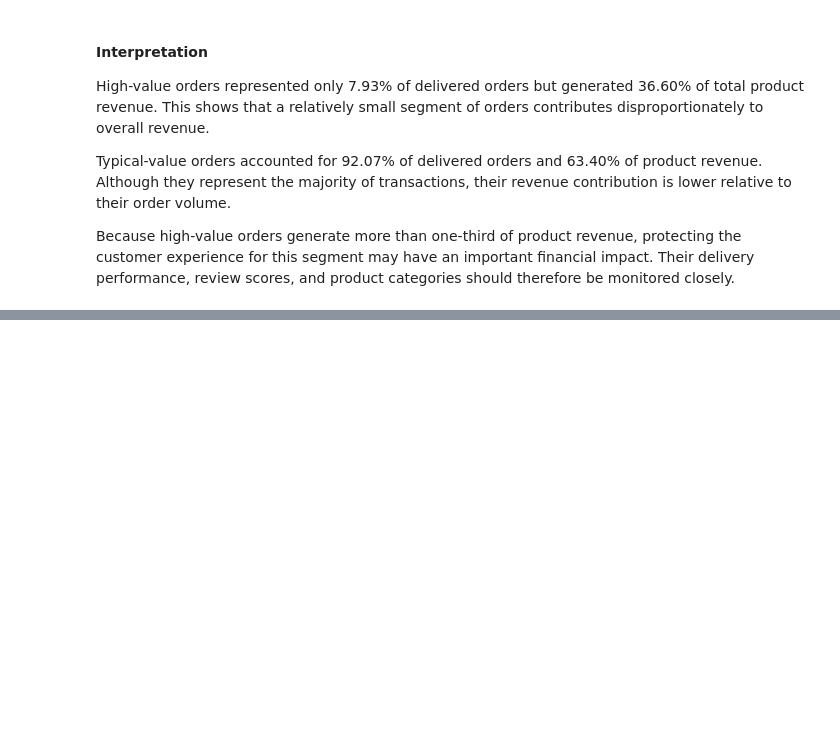
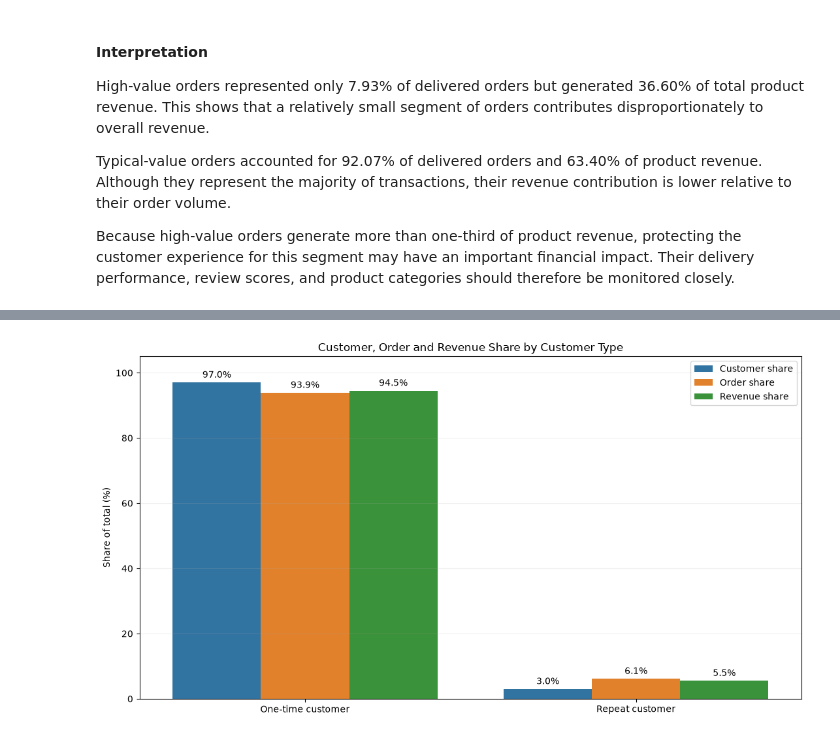
Before and after one commit to Ivana0901/ecommerce-data-analysis, a Jupyter notebook: notebooks/01_ecommerce_analysis.ipynb, the cells around one changed output, grey strips where cells are left out. Cells and saved outputs as stored; diff of their text form; code cells hidden in the pictures; blank space fills up the shorter version.

Commit message:
Analyze customer behavior and delivery performance

```diff
--- a/notebooks/01_ecommerce_analysis.ipynb
+++ b/notebooks/01_ecommerce_analysis.ipynb
@@ -1803,0 +2185,96 @@ Because high-value orders generate more than one-third of product revenue, prote
+# %%
+customer_contribution_chart_data = (
+    customer_type_summary[
+        [
+            "customer_type",
+            "customer_share_pct",
+            "order_share_pct",
+            "revenue_share_pct",
+        ]
+    ]
+    .rename(
+        columns={
+            "customer_type": "customer_type",
+            "customer_share_pct": "Customer share",
+            "order_share_pct": "Order share",
+            "revenue_share_pct": "Revenue share",
+        }
+    )
+    .melt(
+        id_vars="customer_type",
+        var_name="metric",
+        value_name="percentage",
+    )
+)
+
+
+fig, ax = plt.subplots(figsize=(11, 6))
+
+
+sns.barplot(
+    data=customer_contribution_chart_data,
+    x="customer_type",
+    y="percentage",
+    hue="metric",
+    ax=ax,
+)
+
+
+ax.set_title(
+    "Customer, Order and Revenue Share by Customer Type"
+)
+
+ax.set_xlabel("")
+
+ax.set_ylabel("Share of total (%)")
+
+
+ax.set_ylim(
+    0,
+    customer_contribution_chart_data[
+        "percentage"
+    ].max() + 8,
+)
+
+
+for container in ax.containers:
+    ax.bar_label(
+        container,
+        fmt="%.1f%%",
+        padding=3,
+    )
+
+
+ax.legend(
+    title="",
+)
+
+ax.grid(
+    axis="y",
+    alpha=0.2,
+)
+
+
+fig.tight_layout()
+
+
+customer_contribution_chart_path = (
+    FIGURE_DIR
+    / "customer_type_contribution.png"
+)
+
+fig.savefig(
+    customer_contribution_chart_path,
+    dpi=300,
+    bbox_inches="tight",
+)
+
+plt.show()
+
+
+print(
+    "Chart saved to:",
+    customer_contribution_chart_path,
+)
+# %% [output]
+[figure, added]
```
Also changed, not shown: parts of 29 cells of this notebook, 4 other files.
